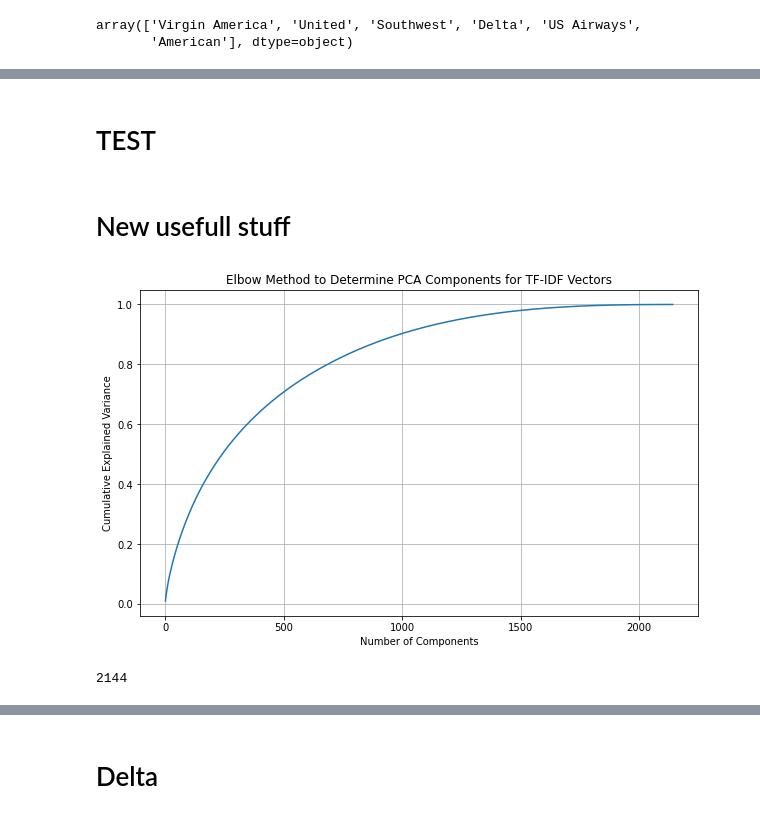
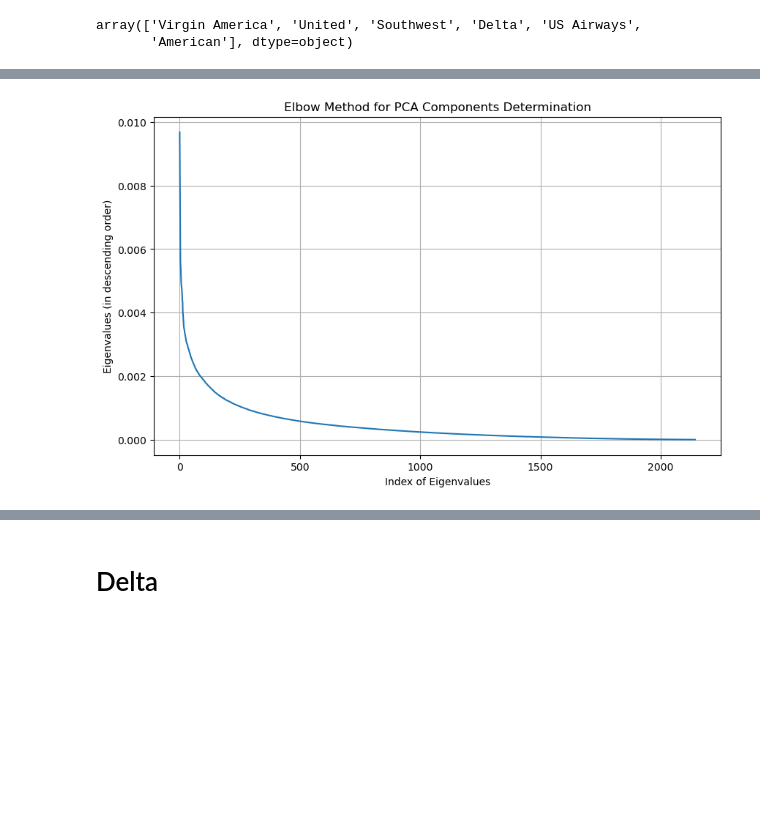
Before and after one commit to nb110240/TwitterSentiment, a Jupyter notebook: FinalProject_groupXXX.ipynb, the cells around one changed output, grey strips where cells are left out. Cells and saved outputs as stored; diff of their text form; code cells hidden in the pictures; blank space fills up the shorter version.

```diff
--- a/FinalProject_groupXXX.ipynb
+++ b/FinalProject_groupXXX.ipynb
@@ -447,6 +257,0 @@ AttributeError: 'NoneType' object has no attribute 'split'
-# %%
-n_clusters = 5
-kmeans = KMeans(n_clusters=n_clusters, random_state=99)
-kmeans.fit(tfidf_matrix_united_neg)
-clusters = kmeans.labels_
-df_united_neg['cluster'] = clusters
@@ -471,4 +257,0 @@ See the caveats in the documentation: https://pandas.pydata.org/pandas-docs/stab
-# %%
-n_topics = 5
-lda = LatentDirichletAllocation(n_components=n_topics, random_state=0)
-lda.fit(tfidf_matrix_united_neg)
@@ -557,5 +257,0 @@ reduced_data = pca.fit_transform(tfidf_matrix_united_neg.toarray())
-# %%
-kmeans = KMeans(n_clusters=unique_negative_reasons, random_state=0)
-kmeans.fit(tfidf_matrix_united_neg)
-clusters = kmeans.labels_
-df_united_neg['cluster'] = clusters
@@ -617,24 +258,16 @@ Name: count, dtype: int64
-# %% [markdown]
-# TEST
-# %% [markdown]
-# New usefull stuff
 # %%
-
-n_components = min(tfidf_matrix_united_neg.shape[0], tfidf_matrix_united_neg.shape[1])
+# Determine the optimal number of components for PCA using the elbow method
+n_components = min(tfidf_matrix_united_neg.shape)
 pca = PCA(n_components=n_components)
-pca.fit(tfidf_matrix_united_neg.toarray())
-
+pca_transformed_data = pca.fit_transform(tfidf_matrix_united_neg.toarray())  # Convert sparse matrix to dense
 
 plt.figure(figsize=(10, 6))
-plt.plot(np.cumsum(pca.explained_variance_ratio_))
-plt.xlabel('Number of Components')
-plt.ylabel('Cumulative Explained Variance')
-plt.title('Elbow Method to Determine PCA Components for TF-IDF Vectors')
+eigenvalues = pca.explained_variance_
+plt.plot(sorted(eigenvalues, reverse=True))
+plt.xlabel('Index of Eigenvalues')
+plt.ylabel('Eigenvalues (in descending order)')
+plt.title('Elbow Method for PCA Components Determination')
 plt.grid(True)
 plt.show()
 # %% [output]
-[figure, old version]
+[figure, new version]
-# %%
-n_components
-# %% [output]
-2144
```
Also changed, not shown: parts of 76 cells of this notebook.
